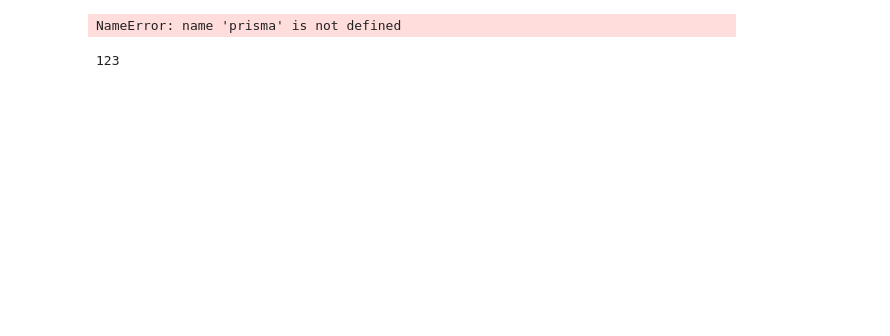
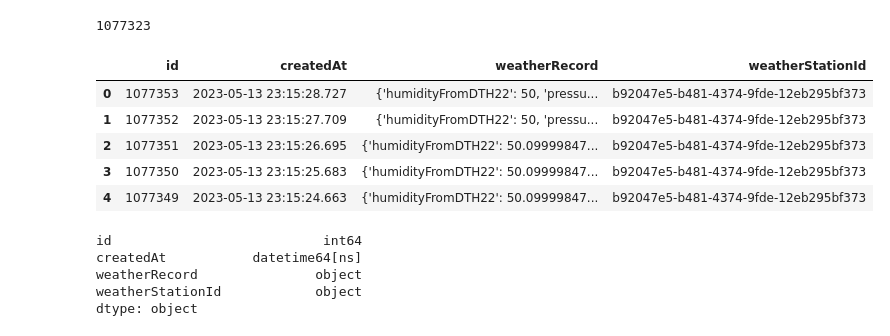
Before and after one commit to catdevdev/weather, a Jupyter notebook: weather-algo/Untitled.ipynb, the cells around one changed output. Cells and saved outputs as stored; diff of their text form; code cells hidden in the pictures; blank space fills up the shorter version.

```diff
--- a/weather-algo/Untitled.ipynb
+++ b/weather-algo/Untitled.ipynb
@@ -28,21 +31,49 @@ ModuleNotFoundError: No module named 'neuralprophet'
 # %%
-   weather_records = await prisma.weatherrecord.find_many(
-        where={
-            "createdAt": {
-                "gte": args.gte,
-                "lte": args.lte,
-            },
-            'weatherStationId': args.weatherStationId
-        },
-        order={
-            "createdAt": "asc"
-        }
-    )
+# prisma = Prisma()
+
+# await prisma.connect()
+
+# gte = datetime.strptime("2023-05-12T00:00:00+0300", '%Y-%m-%dT%H:%M:%S%z')
+# lte = datetime.strptime("2023-05-13T23:59:59+0300", '%Y-%m-%dT%H:%M:%S%z')
+
+# weather_records = await prisma.weatherrecord.find_many(
+#     where={
+#         # "createdAt": {
+#         #     "gte": gte,
+#         #     "lte": lte,
+#         # },
+#         'weatherStationId': "b92047e5-b481-4374-9fde-12eb295bf373"
+#     },
+#     order={
+#         "createdAt": "asc"
+#     }
+# )
+df = pd.read_csv('weather_records.csv')
+df['createdAt'] = pd.to_datetime(df['createdAt']).dt.tz_localize(None)
+# df['createdAt'] = df['createdAt'].apply(lambda x: x.strftime('%Y-%m-%d'))
+# weather_records.csv
-# %% [output]
-NameError: name 'prisma' is not defined
 # %%
-print(weather_records)
+print(len(df))
+# %% [output]
+1077323
 # %%
-print(123)
+df['weatherRecord'] = df['weatherRecord'].apply(lambda x: json.loads(x))
+
+
+df.head()
 # %% [output]
-123
+|  | id | createdAt | weatherRecord | weatherStationId |
+| 0 | 1077353 | 2023-05-13 23:15:28.727 | {'humidityFromDTH22': 50, 'pressu... | b92047e5-b481-4374-9fde-12eb295bf373 |
+| 1 | 1077352 | 2023-05-13 23:15:27.709 | {'humidityFromDTH22': 50, 'pressu... | b92047e5-b481-4374-9fde-12eb295bf373 |
+| 2 | 1077351 | 2023-05-13 23:15:26.695 | {'humidityFromDTH22': 50.09999847... | b92047e5-b481-4374-9fde-12eb295bf373 |
+| 3 | 1077350 | 2023-05-13 23:15:25.683 | {'humidityFromDTH22': 50.09999847... | b92047e5-b481-4374-9fde-12eb295bf373 |
+| 4 | 1077349 | 2023-05-13 23:15:24.663 | {'humidityFromDTH22': 50.09999847... | b92047e5-b481-4374-9fde-12eb295bf373 |
+# %%
+df.dtypes
+# df['weatherRecord'].apply(lambda x: x['humidityFromDTH22'])
+# %% [output]
+id                           int64
+createdAt           datetime64[ns]
+weatherRecord               object
+weatherStationId            object
+dtype: object
```
Also changed, not shown: parts of 11 cells of this notebook, 52 other files.
